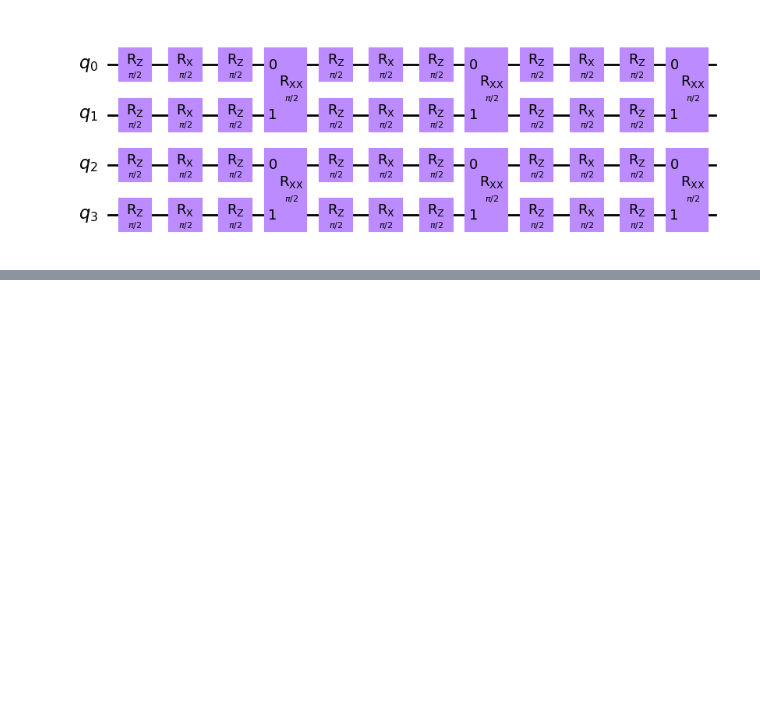
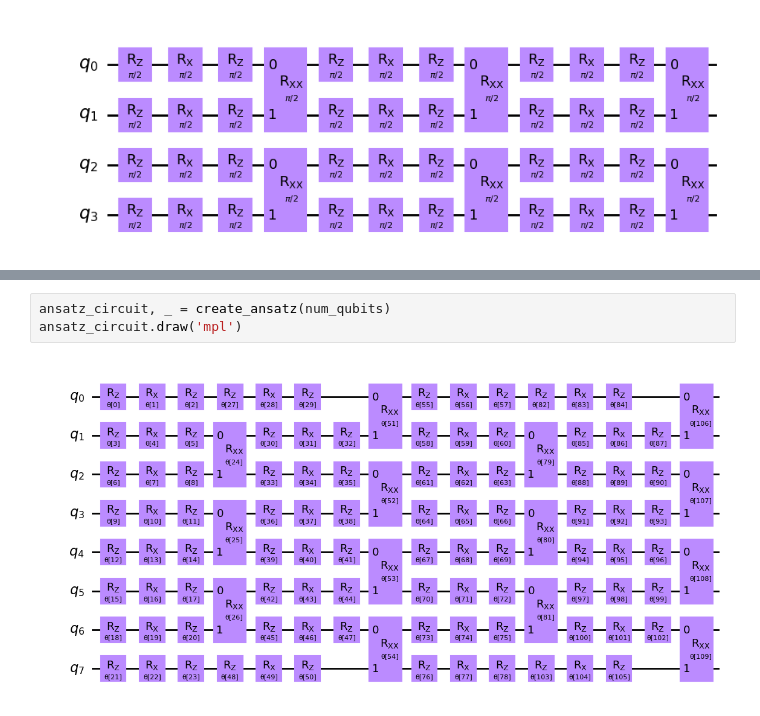
Before and after one commit to soundwaverohit/HybridQuantumClassicalEncoder-MolecularSystems, a Jupyter notebook: SYK_Hamiltonian_HA_Model/SYK_Model.ipynb, the cells around one changed output, grey strips where cells are left out. Drawn from its saved outputs; the diff is of its cells as text; blank space fills up the shorter version.

```diff
--- a/SYK_Hamiltonian_HA_Model/SYK_Model.ipynb
+++ b/SYK_Hamiltonian_HA_Model/SYK_Model.ipynb
@@ -667,0 +849,5 @@ print(total_params)
+# %%
+ansatz_circuit, _ = create_ansatz(num_qubits)
+ansatz_circuit.draw('mpl')
+# %% [output]
+[figure, added]
```
Also changed, not shown: parts of 11 cells of this notebook.
